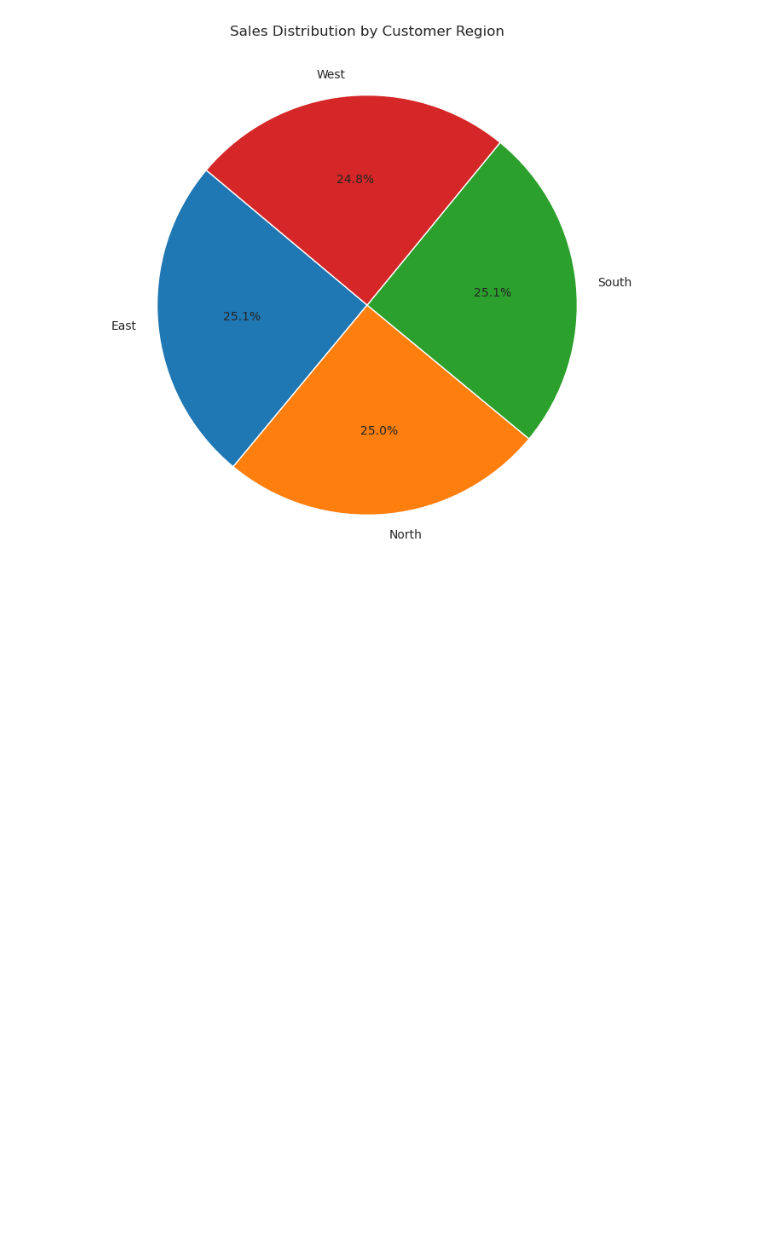
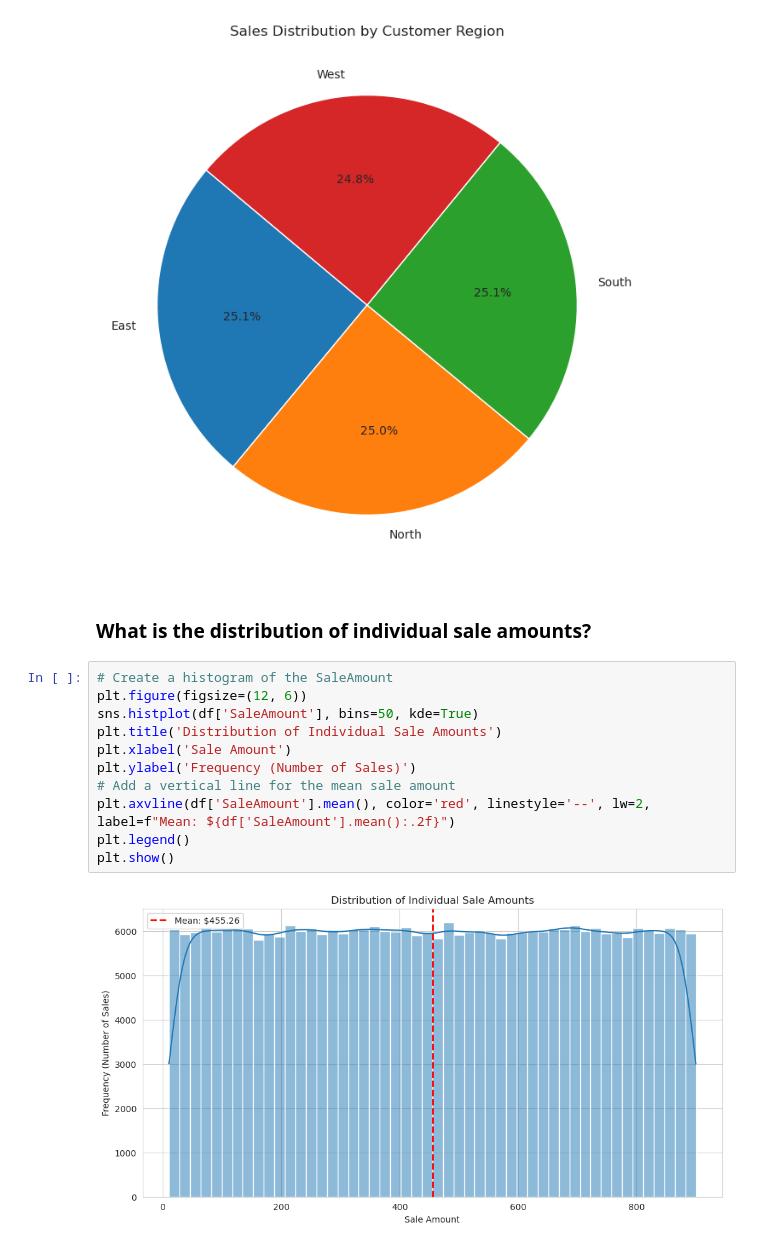
Before and after one commit to OscarBit/sales-analytics-system, a Jupyter notebook: sales_analysis.ipynb, the cells around one changed output. Cells and saved outputs as stored; diff of their text form; blank space fills up the shorter version.

```diff
--- a/sales_analysis.ipynb
+++ b/sales_analysis.ipynb
@@ -164,3 +164,18 @@ plt.ylabel('') # Hide the default 'SaleAmount' label
 plt.show()
 # %% [output]
 [figure]
+# %% [markdown]
+### What is the distribution of individual sale amounts?
+# %%
+# Create a histogram of the SaleAmount
+plt.figure(figsize=(12, 6))
+sns.histplot(df['SaleAmount'], bins=50, kde=True)
+plt.title('Distribution of Individual Sale Amounts')
+plt.xlabel('Sale Amount')
+plt.ylabel('Frequency (Number of Sales)')
+# Add a vertical line for the mean sale amount
+plt.axvline(df['SaleAmount'].mean(), color='red', linestyle='--', lw=2, label=f"Mean: ${df['SaleAmount'].mean():.2f}")
+plt.legend()
+plt.show()
+# %% [output]
+[figure, added]
```
Also changed, not shown: parts of 5 cells of this notebook.
